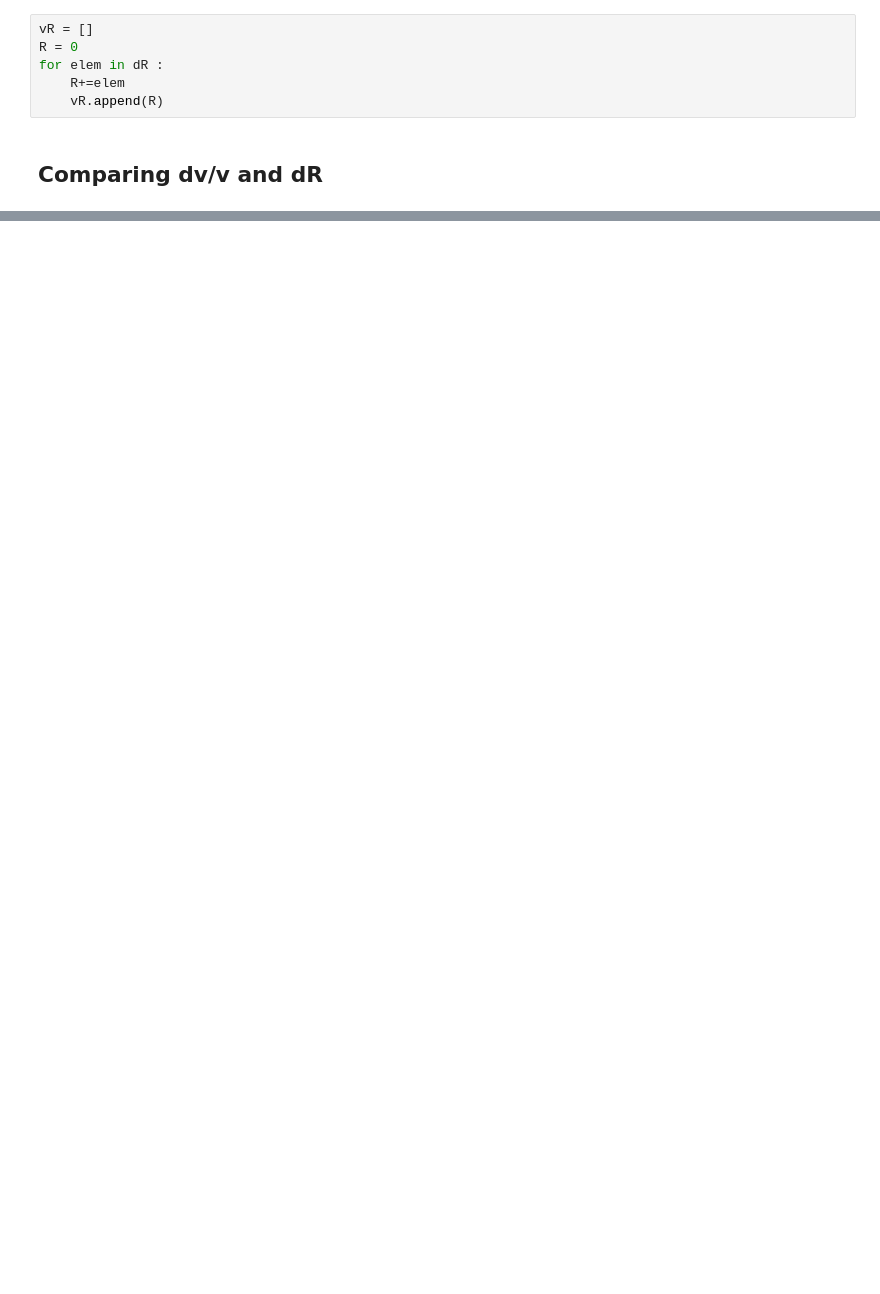
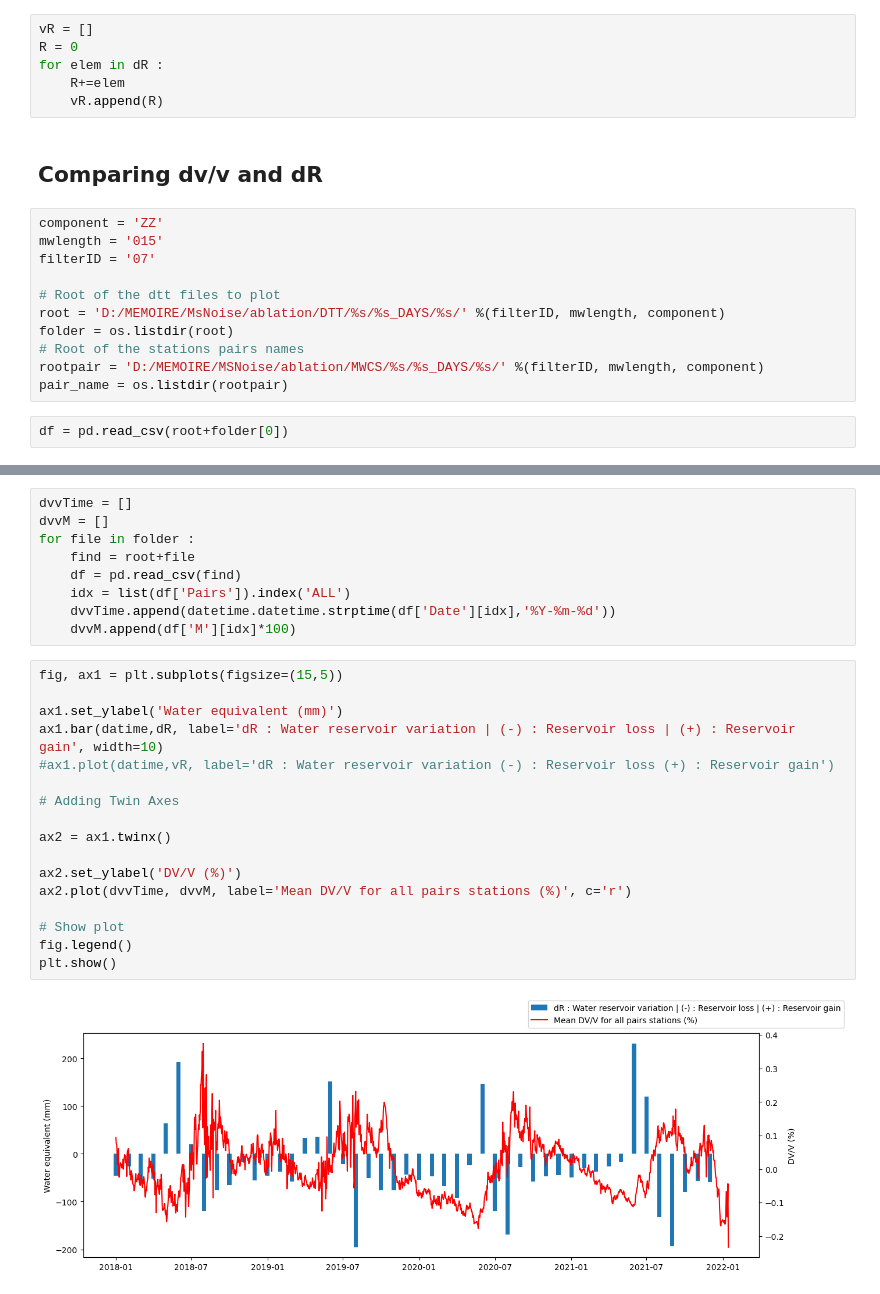
Before and after one commit to jgovoort/sismo-memo, a Jupyter notebook: hydro-balance.ipynb, the cells around one changed output, grey strips where cells are left out. Drawn from its saved outputs; the diff is of its cells as text; blank space fills up the shorter version.

```diff
--- a/hydro-balance.ipynb
+++ b/hydro-balance.ipynb
@@ -239,3 +272,16 @@ for elem in dR :
     vR.append(R)
 # %% [markdown]
 ## Comparing dv/v and dR
+# %%
+component = 'ZZ'
+mwlength = '015'
+filterID = '07'
+
+# Root of the dtt files to plot
+root = 'D:/MEMOIRE/MsNoise/ablation/DTT/%s/%s_DAYS/%s/' %(filterID, mwlength, component)
+folder = os.listdir(root)
+# Root of the stations pairs names
+rootpair = 'D:/MEMOIRE/MSNoise/ablation/MWCS/%s/%s_DAYS/%s/' %(filterID, mwlength, component)
+pair_name = os.listdir(rootpair)
+# %%
+df = pd.read_csv(root+folder[0])
@@ -241,0 +298,28 @@ for elem in dR :
+# %%
+dvvTime = []
+dvvM = []
+for file in folder :
+    find = root+file
+    df = pd.read_csv(find)
+    idx = list(df['Pairs']).index('ALL')
+    dvvTime.append(datetime.datetime.strptime(df['Date'][idx],'%Y-%m-%d'))
+    dvvM.append(df['M'][idx]*100)
+# %%
+fig, ax1 = plt.subplots(figsize=(15,5))
+
+ax1.set_ylabel('Water equivalent (mm)')
+ax1.bar(datime,dR, label='dR : Water reservoir variation | (-) : Reservoir loss | (+) : Reservoir gain', width=10)
+#ax1.plot(datime,vR, label='dR : Water reservoir variation (-) : Reservoir loss (+) : Reservoir gain')
+
+# Adding Twin Axes
+
+ax2 = ax1.twinx()
+
+ax2.set_ylabel('DV/V (%)')
+ax2.plot(dvvTime, dvvM, label='Mean DV/V for all pairs stations (%)', c='r')
+
+# Show plot
+fig.legend()
+plt.show()
+# %% [output]
+[figure, added]
```
Also changed, not shown: parts of 15 cells of this notebook, 4 other files.
